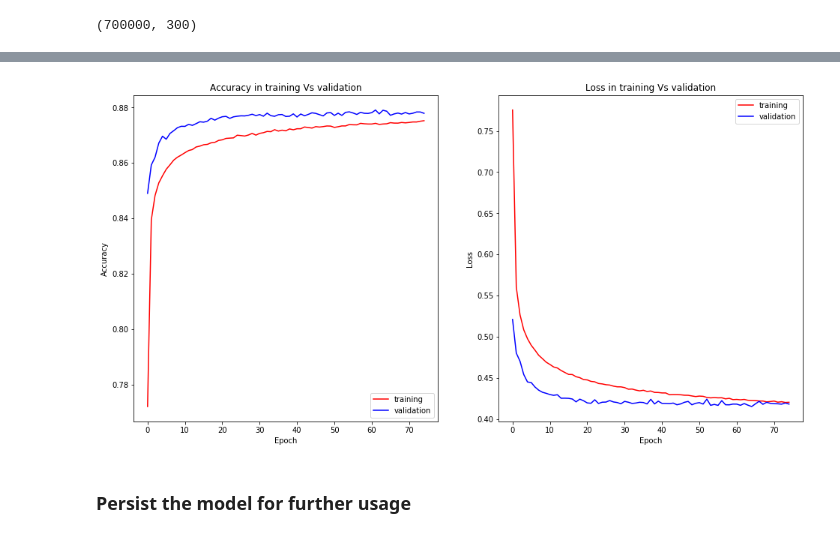
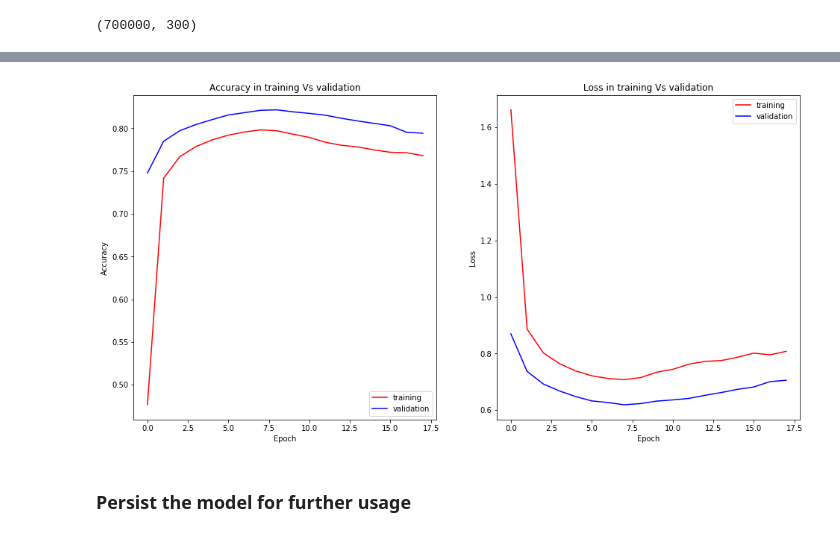
Before and after one commit to Ohtar10/wtsp, a Jupyter notebook: notebooks/jupyter/machine-learning/product-reviews-doc2vec.ipynb, the cells around one changed output, grey strips where cells are left out. Saved outputs shown, nothing was run; the diff lists cells and outputs as text; code cells hidden in the pictures.

```diff
--- a/notebooks/jupyter/machine-learning/product-reviews-doc2vec.ipynb
+++ b/notebooks/jupyter/machine-learning/product-reviews-doc2vec.ipynb
@@ -159,7 +169,7 @@ np.savez_compressed("../../datasets/amazon/product_embeddings.npz", x_train=X_tr
 # %%
 import numpy as np
 
-embeddings = np.load("../../datasets/amazon/product_embeddings.npz")
+embeddings = np.load("../../../datasets/amazon/product_embeddings.npz")
 X_train = embeddings['x_train']
 X_test = embeddings['x_test']
 y_train = embeddings['y_train']
@@ -212,15 +227,16 @@ classes = y_train[0].shape[0]
 from keras.layers import Input, Embedding, Bidirectional, Dense, Conv1D, Flatten, MaxPool1D, concatenate, BatchNormalization, Dropout, SpatialDropout1D
 from keras.models import Model
 from keras import regularizers
+from keras.optimizers import Adam
 
 #Define the inputs
 comment_input = Input(shape=(vec_size,1), dtype='float32', name='comment_text')
 
 # Put here ->  kernel_regularizer=regularizers.l1_l2(l1=0.1, l2=0.2
 # Add l2 first, evaluate if there is improvement
-conv = Conv1D(64, 3, activation='tanh', input_shape=(vec_size,), kernel_regularizer=regularizers.l2())(comment_input)
+conv = Conv1D(128, 3, activation='tanh', input_shape=(vec_size,), kernel_regularizer=regularizers.l2())(comment_input)
 conv = MaxPool1D(2, strides=None, padding='valid')(conv)
-conv = Conv1D(128, 3, activation='tanh')(conv)
+conv = Conv1D(64, 3, activation='tanh')(conv)
 conv = SpatialDropout1D(0.2)(conv)
 conv = MaxPool1D(2, strides=None, padding='valid')(conv)
 conv = Conv1D(128, 3, activation='tanh')(conv)
@@ -233,6 +249,7 @@ conv_output = Flatten()(conv)
 
 #Apply a dense layers
 # minimize the dense layers - maybe add one of 64
+x = Dense(512, activation='relu', kernel_regularizer=regularizers.l2())(conv_output)
 x = Dense(128, activation='relu')(conv_output)
 x = Dropout(0.5)(x)
 
@@ -240,6 +257,7 @@ x = Dropout(0.5)(x)
 main_output = Dense(classes, activation='softmax', name='prediction')(x)
 
 ann_model = Model(inputs=comment_input, outputs=main_output)
-ann_model.compile(optimizer='adam', loss='categorical_crossentropy', metrics=['accuracy'])
+optimizer = Adam(learning_rate=0.0001)
+ann_model.compile(optimizer=optimizer, loss='categorical_crossentropy', metrics=['accuracy'])
 ann_model.summary()
 # %% [output]
@@ -267,7 +285,7 @@ from keras.callbacks import EarlyStopping
 early_stopping = EarlyStopping(monitor='val_loss', patience=10, min_delta=1e-7, restore_best_weights=True)
 
 X_train_rs = X_train.reshape(X_train.shape[0], X_train.shape[1], 1)
-history = ann_model.fit(X_train_rs, y_train, epochs = 100, batch_size = 1000, validation_split= 0.2, callbacks=[early_stopping])
+history = ann_model.fit(X_train_rs, y_train, epochs = 100, batch_size = 2000, validation_split= 0.2, callbacks=[early_stopping])
 # %% [output]
 Train on 560000 samples, validate on 140000 samples
 Epoch 1/100
@@ -310,12 +328,12 @@ def plot_history(cnn, acc= 'acc', val_acc = 'val_acc', loss = 'loss', val_loss =
     plt.show()
 # %%
 plot_history(history,
-             acc='acc',
-             val_acc='val_acc',
+             acc='accuracy',
+             val_acc='val_accuracy',
              loss='loss',
              val_loss='val_loss')
 # %% [output]
-[figure, old version]
+[figure, new version]
 # %% [markdown]
 ### Persist the model for further usage
 # %%
```
Also changed, not shown: parts of 24 cells of this notebook, 18 other files.
